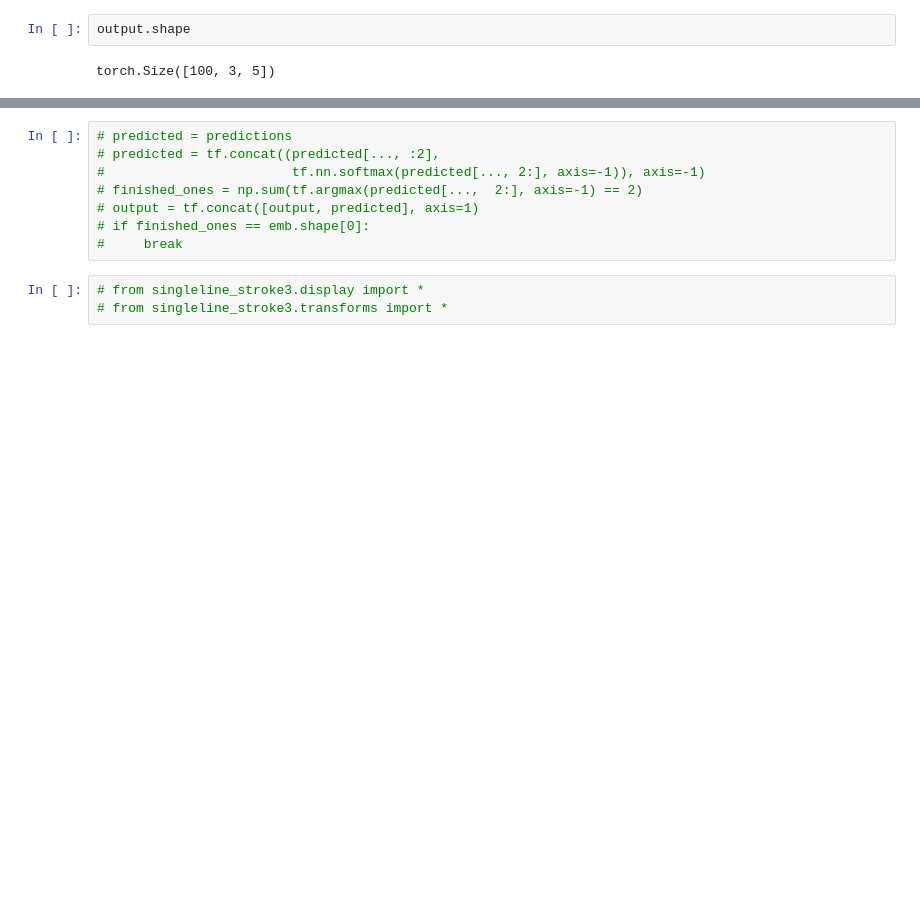
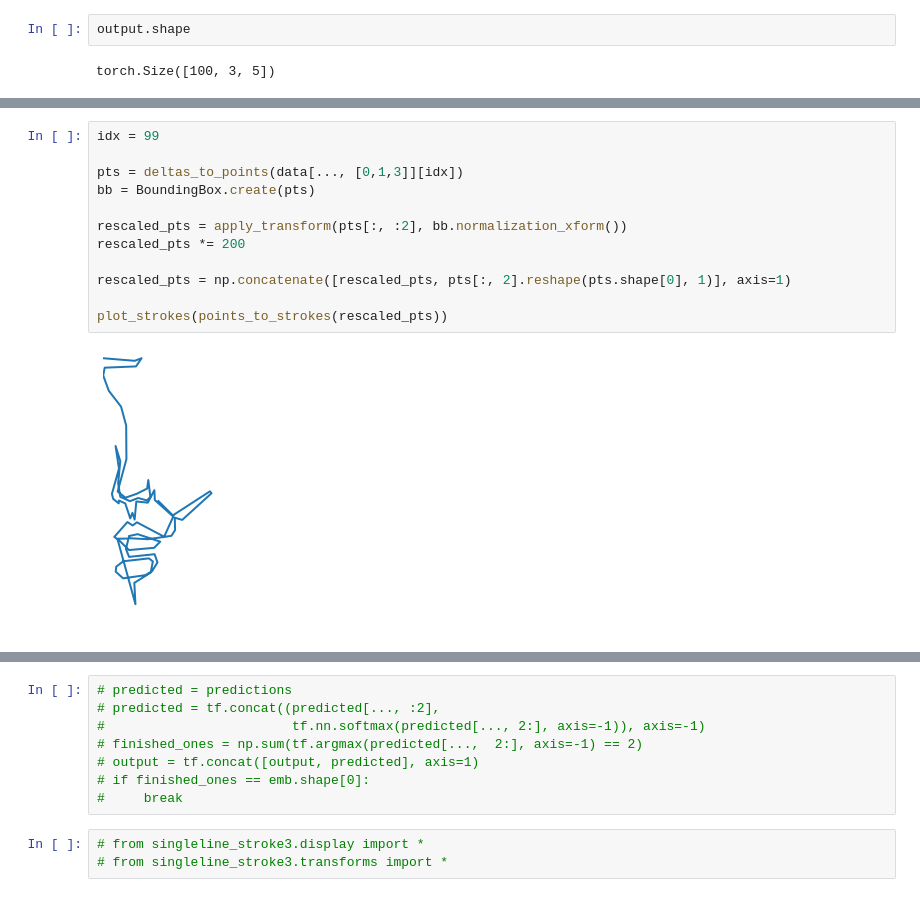
Before and after one commit to andrewlook/singleline_models, a Jupyter notebook: example_sketchformer_decode.ipynb, the cells around one changed output, grey strips where cells are left out. Drawn from its saved outputs; the diff is of its cells as text; blank space fills up the shorter version.

```diff
--- a/example_sketchformer_decode.ipynb
+++ b/example_sketchformer_decode.ipynb
@@ -272,0 +314,14 @@ tensor([[ 0.0000,  0.0000,  1.0000,  0.0000,  0.0000],
+# %%
+idx = 99
+
+pts = deltas_to_points(data[..., [0,1,3]][idx])
+bb = BoundingBox.create(pts)
+
+rescaled_pts = apply_transform(pts[:, :2], bb.normalization_xform())
+rescaled_pts *= 200
+
+rescaled_pts = np.concatenate([rescaled_pts, pts[:, 2].reshape(pts.shape[0], 1)], axis=1)
+
+plot_strokes(points_to_strokes(rescaled_pts))
+# %% [output]
+[figure, added]
```
Also changed, not shown: parts of 31 cells of this notebook, 6 other files.
